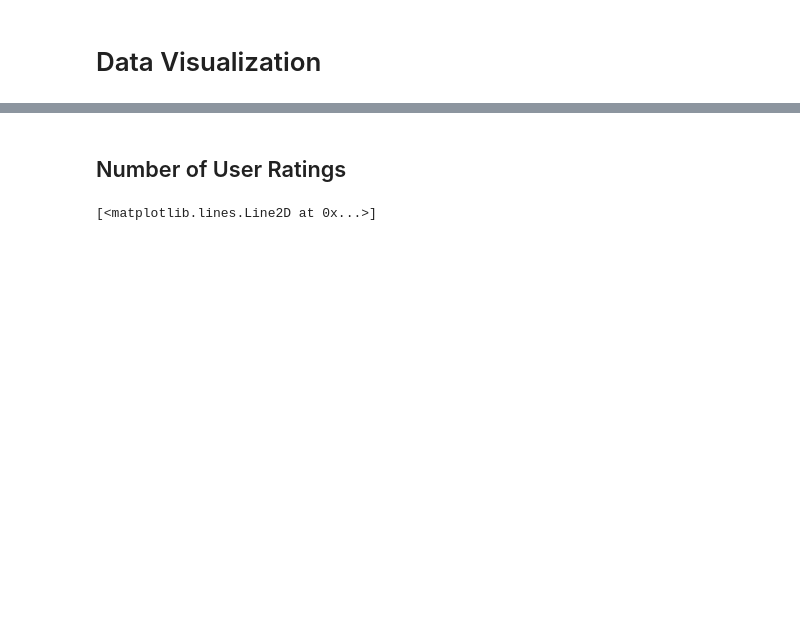
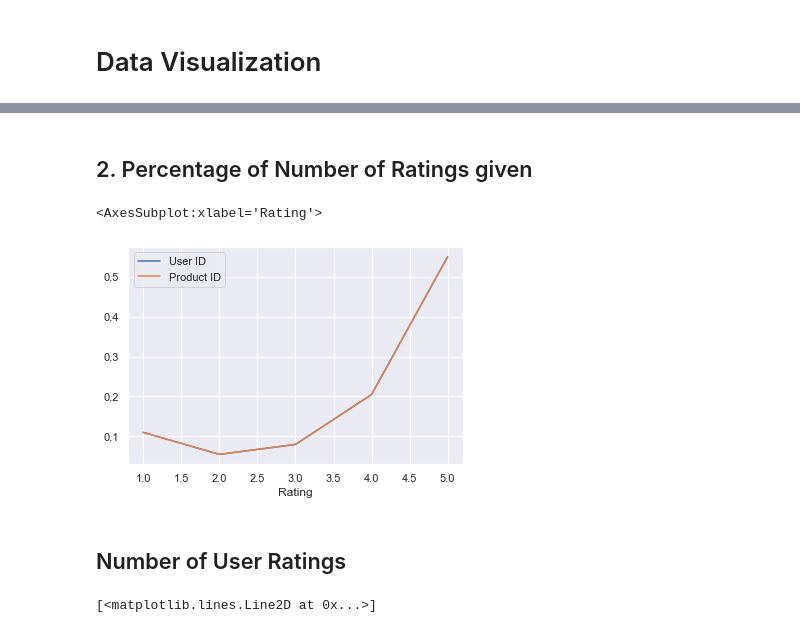
Before and after one commit to Shaheerairaj/Amazon-Product-Recommendation-System, a Jupyter notebook: Amazon Project/Amazon Project.ipynb, the cells around one changed output, grey strips where cells are left out. Drawn from its saved outputs; the diff is of its cells as text; code cells hidden in the pictures; blank space fills up the shorter version.

```diff
--- a/Amazon Project/Amazon Project.ipynb
+++ b/Amazon Project/Amazon Project.ipynb
@@ -87,3 +96,10 @@ sns.countplot(data = df, x = 'Rating', palette = 'winter')
+# %% [markdown]
+## 2. Percentage of Number of Ratings given
+# %%
+(df.groupby('Rating').count()/100000).plot()
+# %% [output]
+<AxesSubplot:xlabel='Rating'>
+[figure, added]
 # %% [markdown]
 ## Number of User Ratings
 # %%
```
Also changed, not shown: parts of 19 cells of this notebook.
